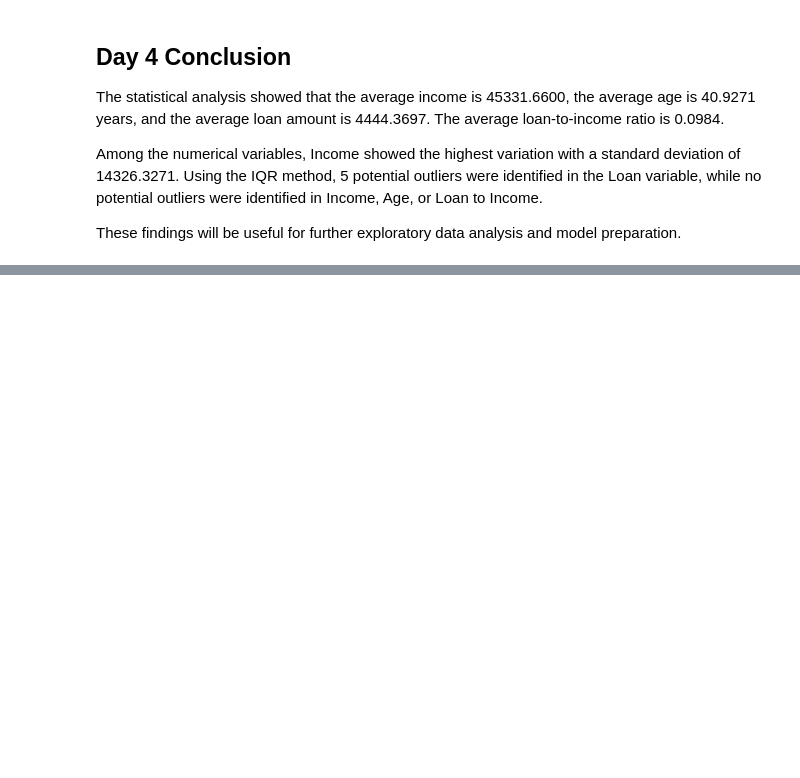
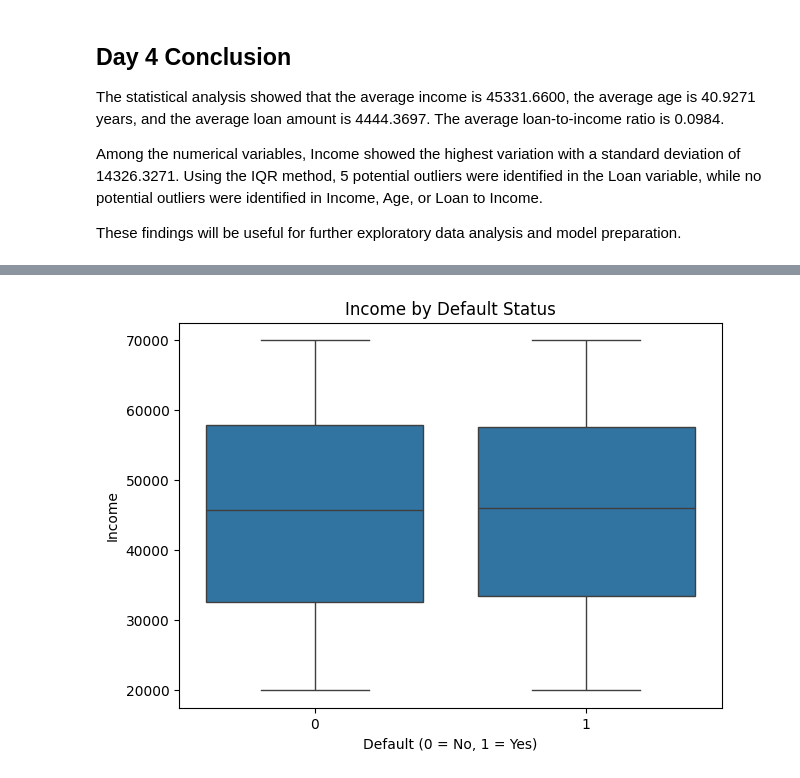
Before and after one commit to amisharout716-svg/Credit-Card-Default-, a Jupyter notebook: Credit_Card_Default_Prediction.ipynb, the cells around one changed output, grey strips where cells are left out. Cells and saved outputs as stored; diff of their text form; code cells hidden in the pictures; blank space fills up the shorter version.

```diff
--- a/Credit_Card_Default_Prediction.ipynb
+++ b/Credit_Card_Default_Prediction.ipynb
@@ -1210,0 +1348,12 @@ These findings will be useful for further exploratory data analysis and model pr
+# %%
+plt.figure(figsize=(7,5))
+
+sns.boxplot(data=df, x='Default', y='Income')
+
+plt.title('Income by Default Status')
+plt.xlabel('Default (0 = No, 1 = Yes)')
+plt.ylabel('Income')
+
+plt.show()
+# %% [output]
+[figure, added]
```
Also changed, not shown: parts of 23 cells of this notebook.
